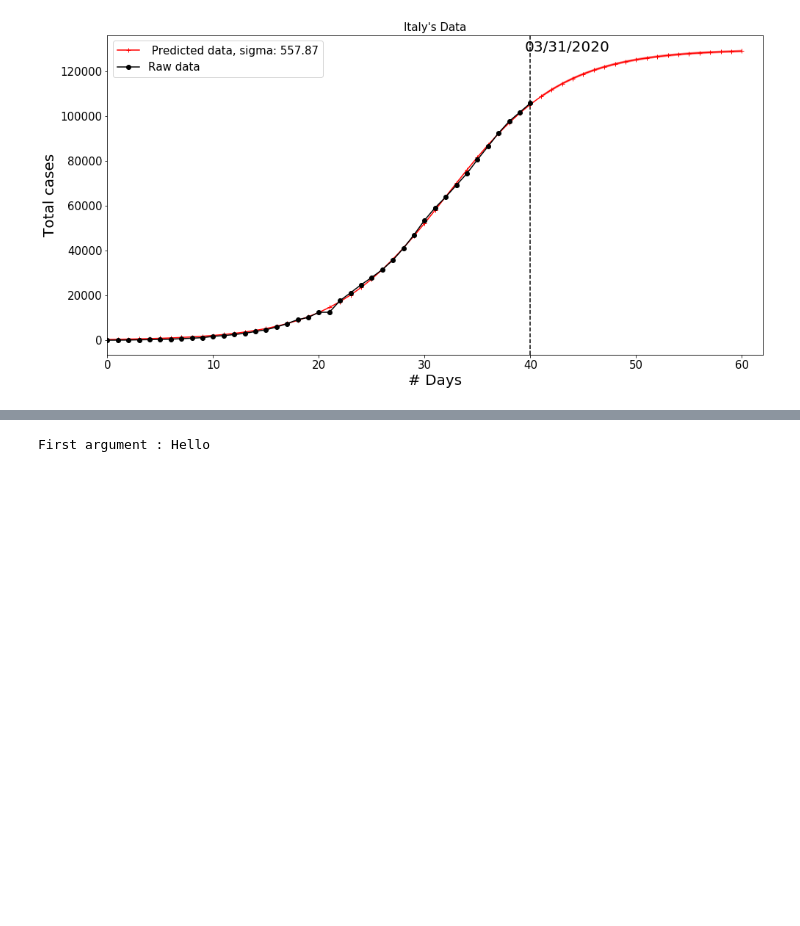
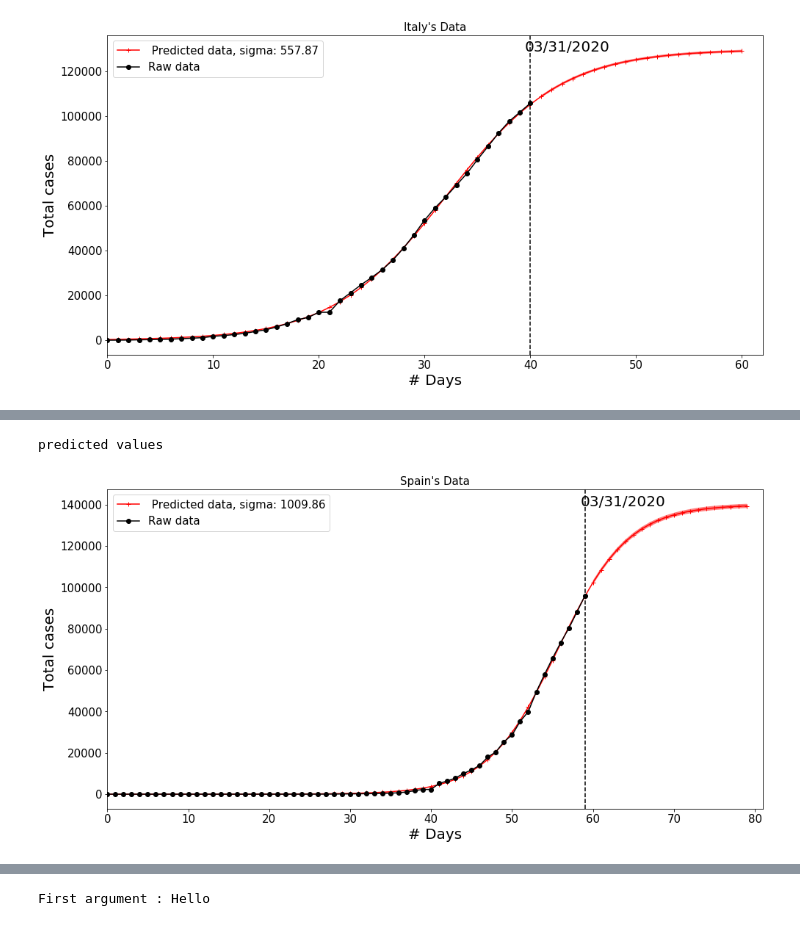
Before and after one commit to sidhant-guliani/covid19_representation_live-data, a Jupyter notebook: COVID19_representation.ipynb, the cells around one changed output, grey strips where cells are left out. Cells and saved outputs as stored; diff of their text form; code cells hidden in the pictures; blank space fills up the shorter version.

```diff
--- a/COVID19_representation.ipynb
+++ b/COVID19_representation.ipynb
@@ -215,0 +85,5 @@ for i in range(10):
+# %%
+cpredict.predict("Spain", "confirm", 20, 0, 0)
+# %% [output]
+predicted values
+[figure, added]
```
Also changed, not shown: parts of 9 cells of this notebook.
